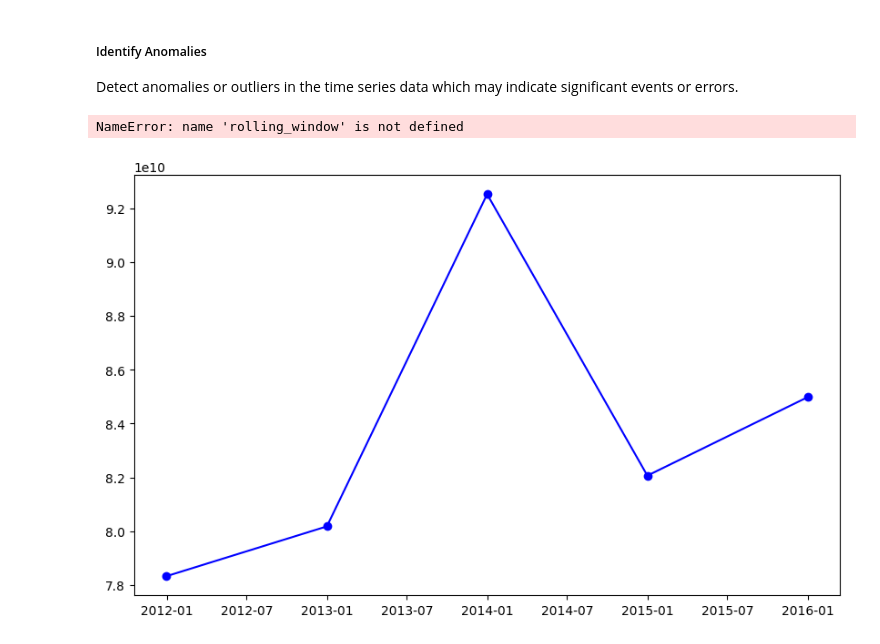
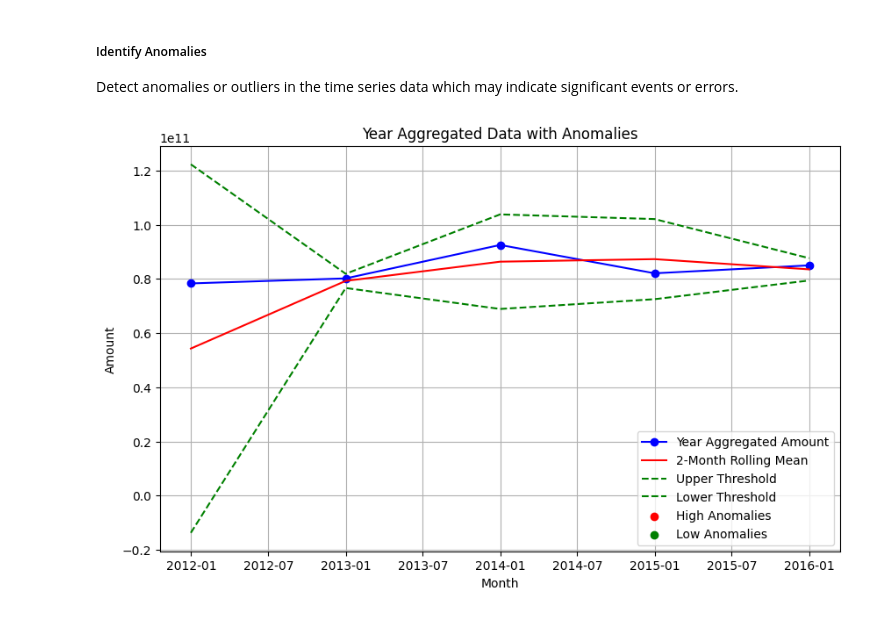
Before and after one commit to Anjali-Data-Analytics-Projects/NASDAQ-time-series-analysis, a Jupyter notebook: API project.ipynb, the cells around one changed output. Cells and saved outputs as stored; diff of their text form; code cells hidden in the pictures.

```diff
--- a/API project.ipynb
+++ b/API project.ipynb
@@ -672,16 +672,16 @@ def plot_rolling_statistics(monthly_amounts, rolling_window, time_period):
     # Display the plot
     plt.show()
 
-    return rolling_mean, rolling_std
+    return rolling_mean, rolling_std, rolling_window
 # %%
-Rolling_mean, Rolling_std = plot_rolling_statistics(annual_amounts, 2 , 'Year')
+Rolling_mean, Rolling_std, Rolling_window = plot_rolling_statistics(annual_amounts, 2 , 'Year')
 # %% [output]
 [figure]
 # %% [markdown]
 ##### Identify Anomalies
 Detect anomalies or outliers in the time series data which may indicate significant events or errors.
 # %%
-def detect_anomalies(Value, rolling_mean, rolling_std, threshold, Time_period):
+def detect_anomalies(Value, rolling_mean, rolling_std, rolling_window, threshold, Time_period):
     # Drop NaN values from rolling calculations
     valid_indices = rolling_mean.dropna().index
     rolling_mean = rolling_mean.dropna()
@@ -717,7 +717,6 @@ def detect_anomalies(Value, rolling_mean, rolling_std, threshold, Time_period):
     # Display the plot
     plt.show()
 # %%
-detect_anomalies(annual_amounts, Rolling_mean, Rolling_std, 2, 'Year')
+detect_anomalies(annual_amounts, Rolling_mean, Rolling_std, Rolling_window, 2, 'Year')
 # %% [output]
-NameError: name 'rolling_window' is not defined
-[figure, old version]
+[figure, new version]
```
Also changed, not shown: 1 other file.
